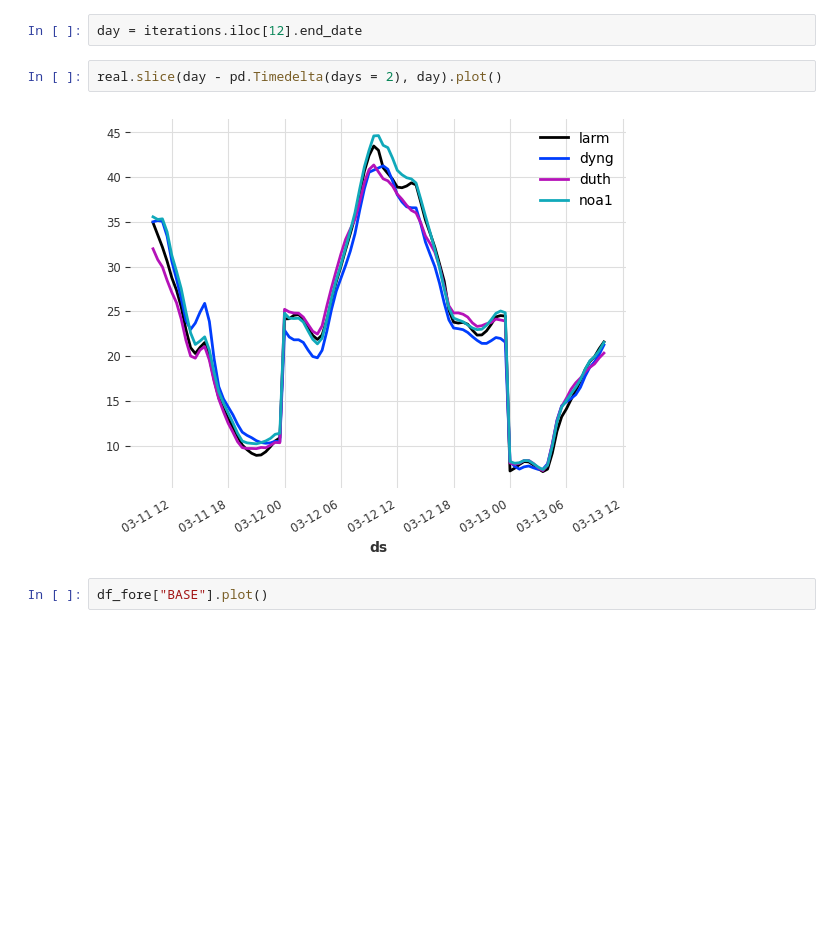
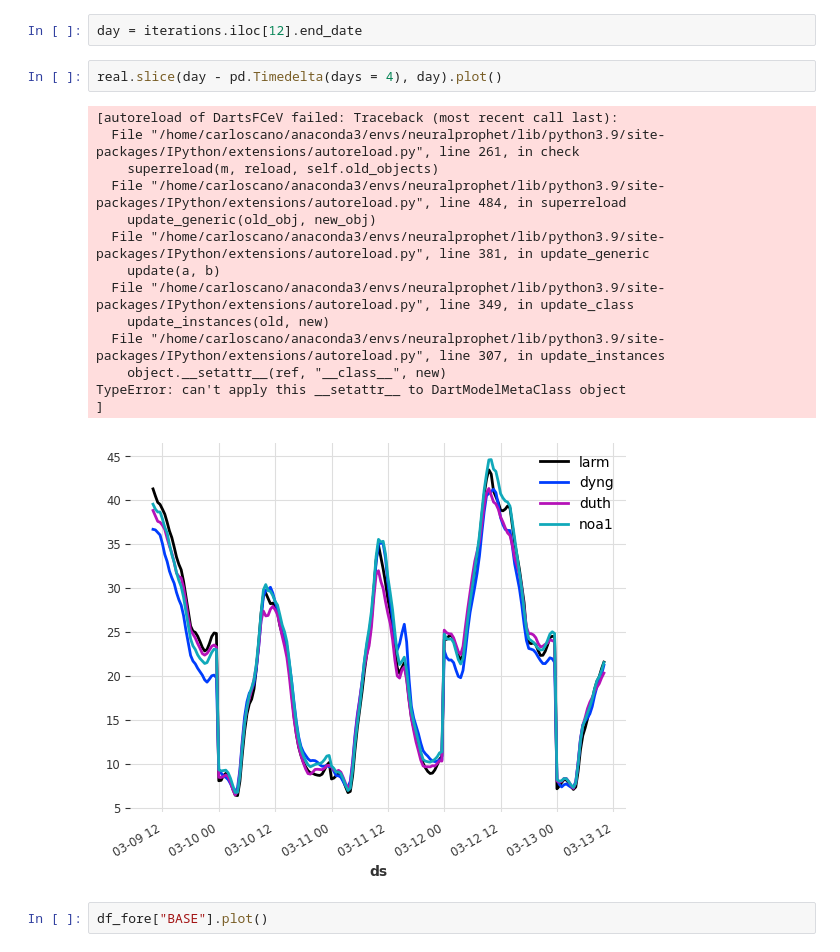
Before and after one commit to carloscanodomingo/NeuralProphetEQ, a Jupyter notebook: testing_FCeVDarts.ipynb, the cells around one changed output. Drawn from its saved outputs; the diff is of its cells as text; blank space fills up the shorter version.

```diff
--- a/testing_FCeVDarts.ipynb
+++ b/testing_FCeVDarts.ipynb
@@ -188,9 +188,22 @@ iterations = current_fcev.iterations
 # %%
 day = iterations.iloc[12].end_date
 # %%
-real.slice(day - pd.Timedelta(days = 2), day).plot()
+real.slice(day - pd.Timedelta(days = 4), day).plot()
 # %% [output]
+[autoreload of DartsFCeV failed: Traceback (most recent call last):
+  File "/home/carloscano/anaconda3/envs/neuralprophet/lib/python3.9/site-packages/IPython/extensions/autoreload.py", line 261, in check
+    superreload(m, reload, self.old_objects)
+  File "/home/carloscano/anaconda3/envs/neuralprophet/lib/python3.9/site-packages/IPython/extensions/autoreload.py", line 484, in superreload
+    update_generic(old_obj, new_obj)
+  File "/home/carloscano/anaconda3/envs/neuralprophet/lib/python3.9/site-packages/IPython/extensions/autoreload.py", line 381, in update_generic
+    update(a, b)
+  File "/home/carloscano/anaconda3/envs/neuralprophet/lib/python3.9/site-packages/IPython/extensions/autoreload.py", line 349, in update_class
+    update_instances(old, new)
+  File "/home/carloscano/anaconda3/envs/neuralprophet/lib/python3.9/site-packages/IPython/extensions/autoreload.py", line 307, in update_instances
+    object.__setattr__(ref, "__class__", new)
+TypeError: can't apply this __setattr__ to DartModelMetaClass object
+]
-[figure, old version]
+[figure, new version]
 # %%
 df_fore["BASE"].plot()
 # %% [output]
```
Also changed, not shown: 2 other files.
